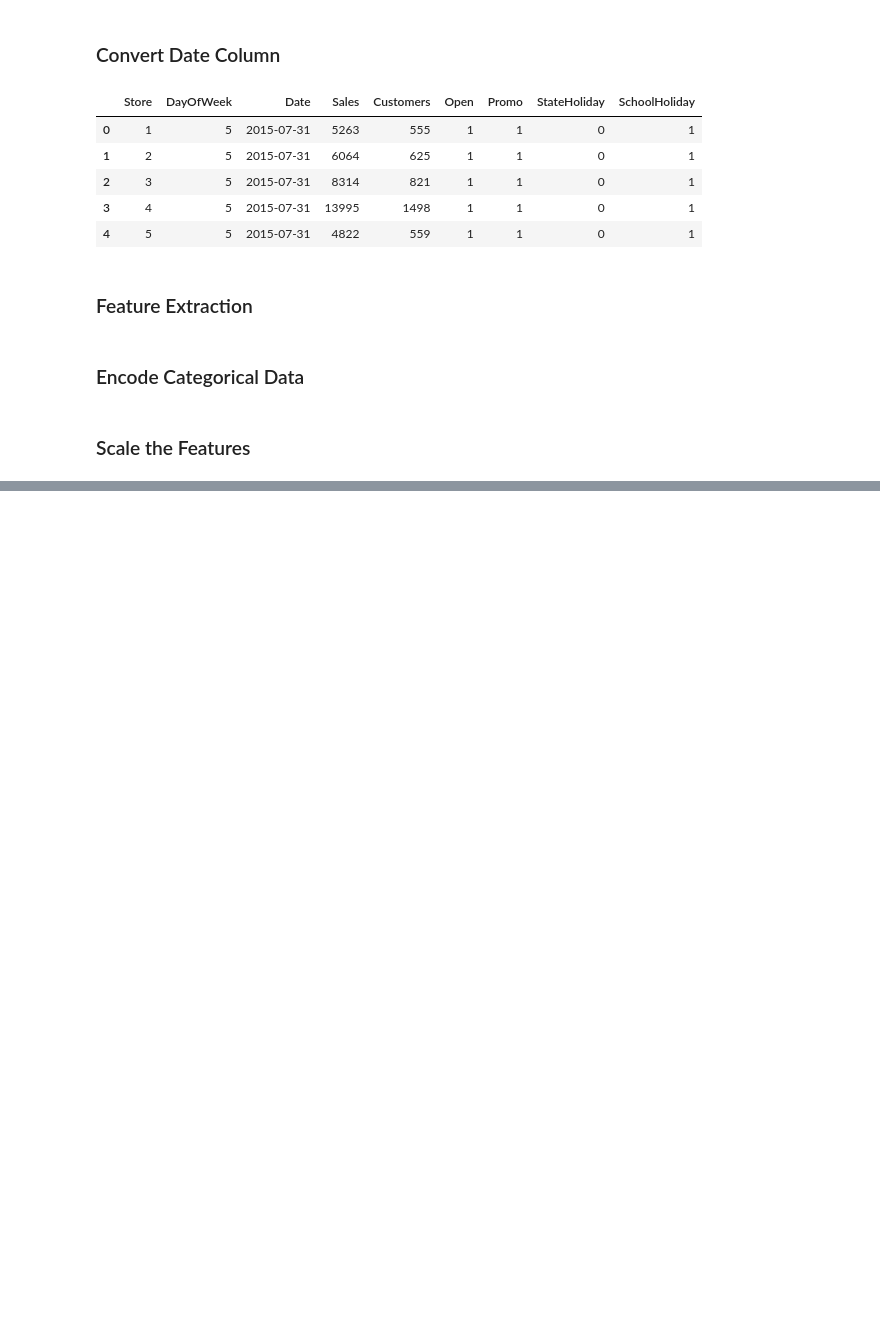
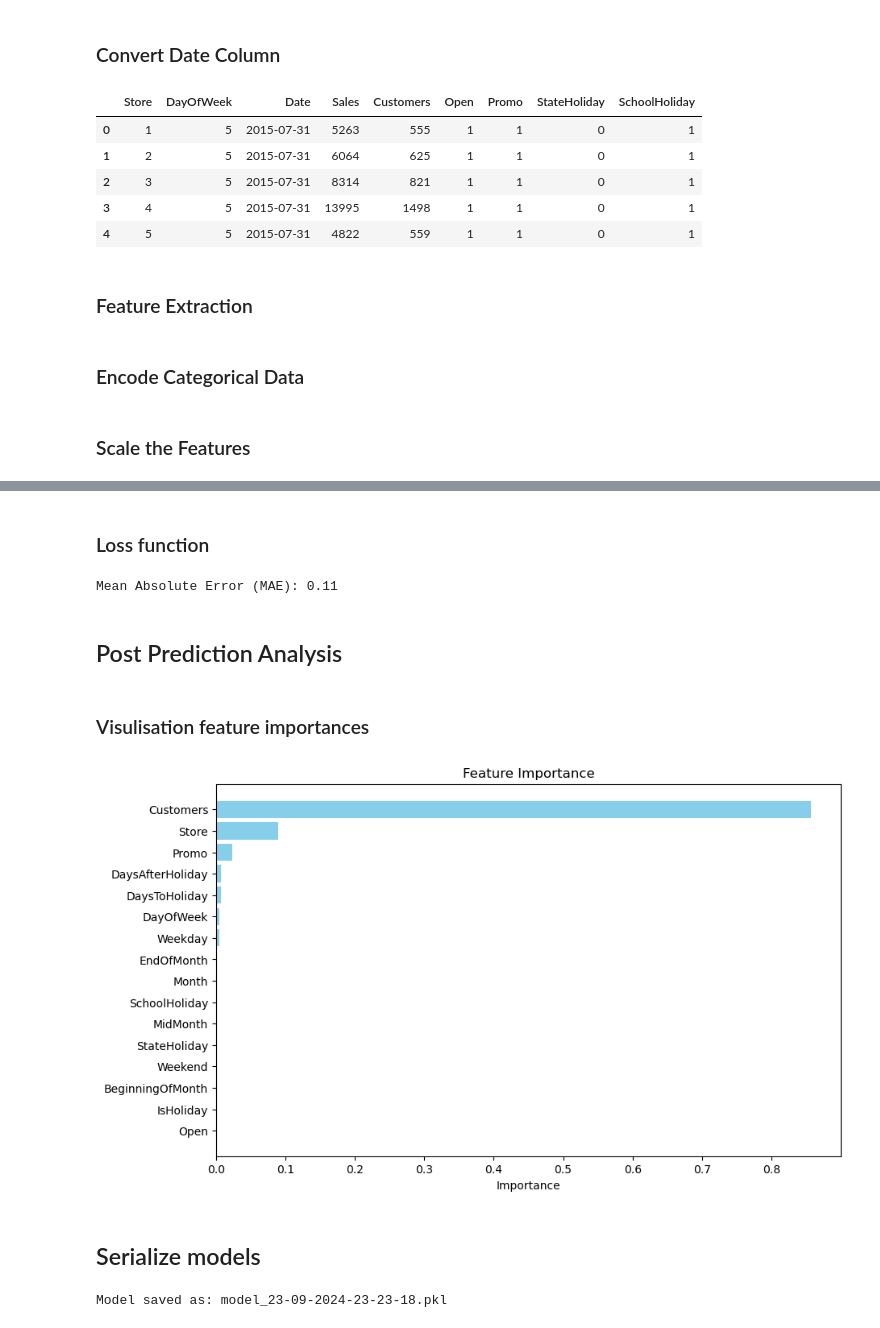
Before and after one commit to KingBetse/Kifiya-AIM-W4, a Jupyter notebook: notebooks/Prediction of store sales.ipynb, the cells around one changed output, grey strips where cells are left out. Drawn from its saved outputs; the diff is of its cells as text; code cells hidden in the pictures; blank space fills up the shorter version.

```diff
--- a/notebooks/Prediction of store sales.ipynb
+++ b/notebooks/Prediction of store sales.ipynb
@@ -128,0 +162,13 @@ KeyError: "['BeginningOfMonth'] not in index"
+# %%
+from sklearn.model_selection import train_test_split
+from sklearn.ensemble import RandomForestRegressor
+from sklearn.pipeline import Pipeline
+from sklearn.preprocessing import StandardScaler
+from sklearn.compose import ColumnTransformer
+
+# Define features and target variable
+X = train_data.drop(columns=['Sales'])  # Features
+y = train_data['Sales']  # Target variable
+
+# Split the data into training and testing sets
+X_train, X_test, y_train, y_test = train_test_split(X, y, test_size=0.2, random_state=42)
@@ -128,0 +225,67 @@ KeyError: "['BeginningOfMonth'] not in index"
+# %% [markdown]
+### Loss function
+# %%
+from sklearn.metrics import mean_absolute_error
+
+# Make predictions
+y_pred = pipeline.predict(X_test)
+
+# Calculate Mean Absolute Error
+mae = mean_absolute_error(y_test, y_pred)
+
+print(f"Mean Absolute Error (MAE): {mae:.2f}")
+# %% [output]
+Mean Absolute Error (MAE): 0.11
+# %% [markdown]
+## Post Prediction Analysis
+# %%
+# Fit the model again to access feature importances
+pipeline.fit(X_train, y_train)
+
+# Get the Random Forest model from the pipeline
+model = pipeline.named_steps['model']
+
+# Get feature importances
+importances = model.feature_importances_
+
+# Ensure you get the correct feature names from the preprocessor
+feature_names = pipeline.named_steps['preprocessor'].transformers_[0][2]
+
+# Create a DataFrame for visualization
+feature_importance_df = pd.DataFrame({
+    'Feature': feature_names,
+    'Importance': importances
+})
+
+# Sort by importance
+feature_importance_df = feature_importance_df.sort_values(by='Importance', ascending=False)
+# %% [markdown]
+###  Visulisation feature importances
+# %%
+# Plot feature importances
+plt.figure(figsize=(10, 6))
+plt.barh(feature_importance_df['Feature'], feature_importance_df['Importance'], color='skyblue')
+plt.xlabel('Importance')
+plt.title('Feature Importance')
+plt.gca().invert_yaxis()
+plt.show()
+# %% [output]
+[figure, added]
+# %% [markdown]
+## Serialize models
+# %%
+import joblib
+from datetime import datetime
+
+# Generate a timestamp
+timestamp = datetime.now().strftime("%d-%m-%Y-%H-%M-%S")
+
+# Define the filename with the timestamp
+filename = f"model_{timestamp}.pkl"
+
+# Serialize the model
+joblib.dump(pipeline, filename)
+
+print(f"Model saved as: {filename}")
+# %% [output]
+Model saved as: model_23-09-2024-23-23-18.pkl
```
Also changed, not shown: parts of 21 cells of this notebook, 1 other file.
